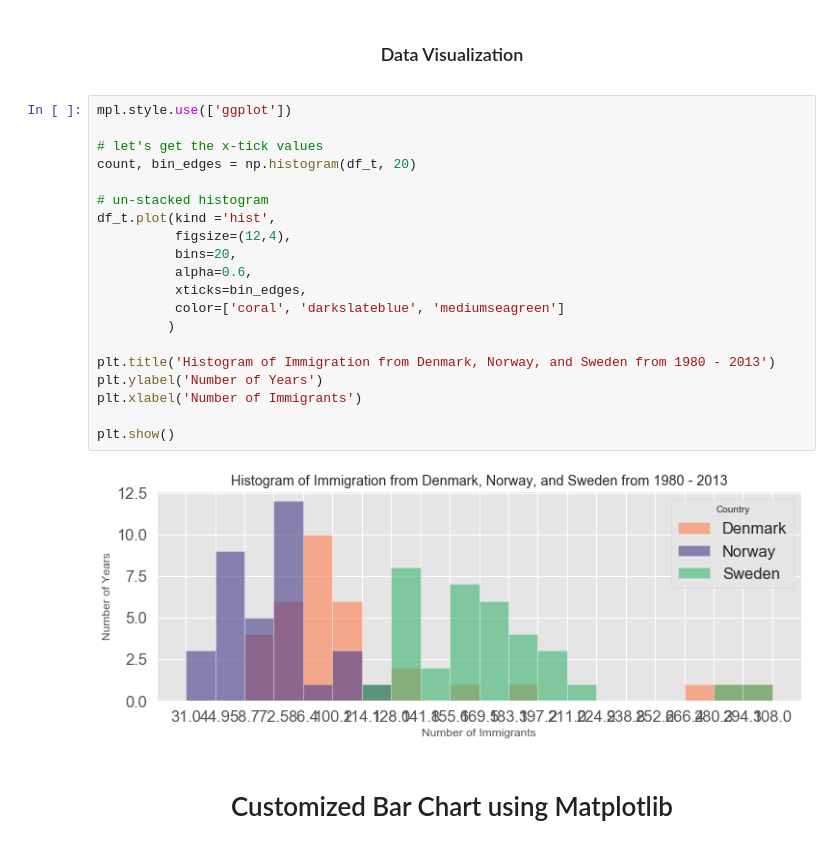
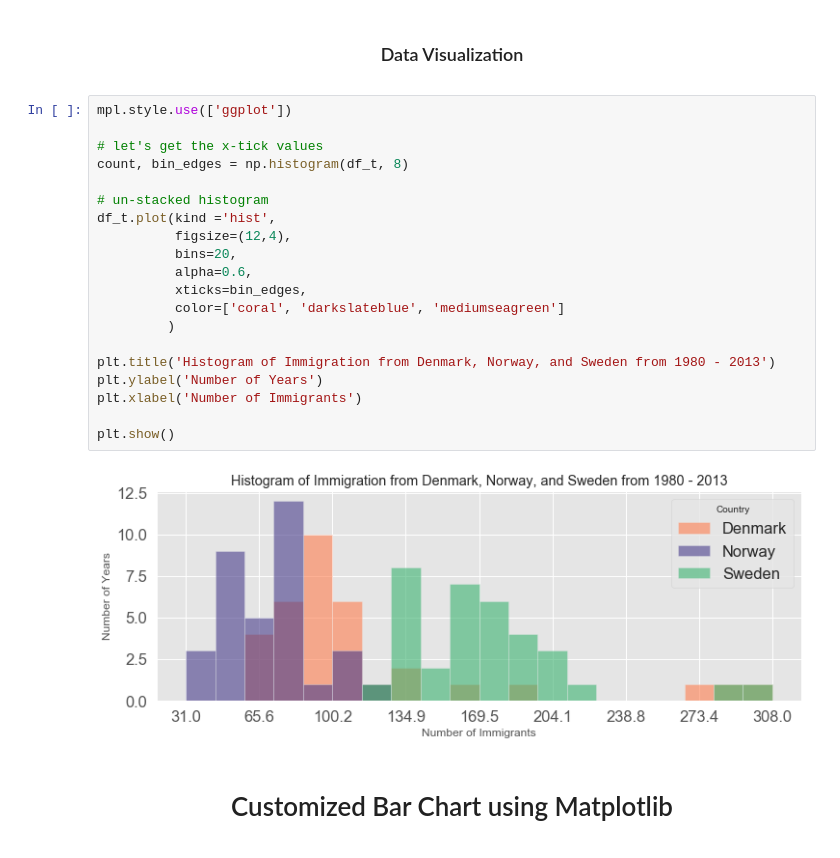
Before and after one commit to Pythoner-Waqas/Portfolio_Projects, a Jupyter notebook: Data Visualization using Python Capstone/Data Visualization Capstone.ipynb, the cells around one changed output. Drawn from its saved outputs; the diff is of its cells as text.

```diff
--- a/Data Visualization using Python Capstone/Data Visualization Capstone.ipynb
+++ b/Data Visualization using Python Capstone/Data Visualization Capstone.ipynb
@@ -612,25 +612,25 @@ df_t.head()
 # %%
 mpl.style.use(['ggplot'])
 
 # let's get the x-tick values
-count, bin_edges = np.histogram(df_t, 20)
+count, bin_edges = np.histogram(df_t, 8)
 
 # un-stacked histogram
 df_t.plot(kind ='hist',
           figsize=(12,4),
           bins=20,
           alpha=0.6,
           xticks=bin_edges,
           color=['coral', 'darkslateblue', 'mediumseagreen']
          )
 
 plt.title('Histogram of Immigration from Denmark, Norway, and Sweden from 1980 - 2013')
 plt.ylabel('Number of Years')
 plt.xlabel('Number of Immigrants')
 
 plt.show()
 # %% [output]
-[figure, old version]
+[figure, new version]
 # %% [markdown]
 <h1> <center>Customized Bar Chart using Matplotlib</center> </h1><a id="8"></a>
 # %% [markdown]
```
Also changed, not shown: parts of 1 cell of this notebook.
